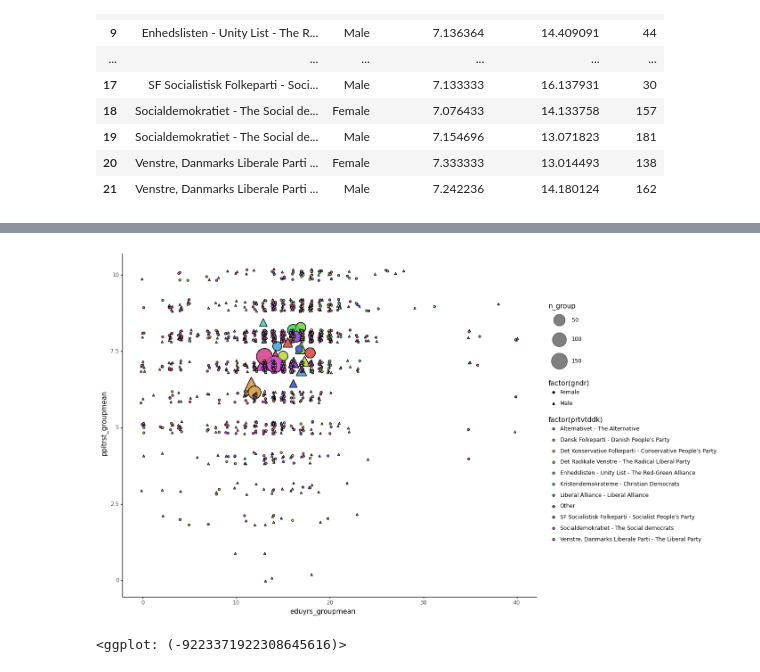
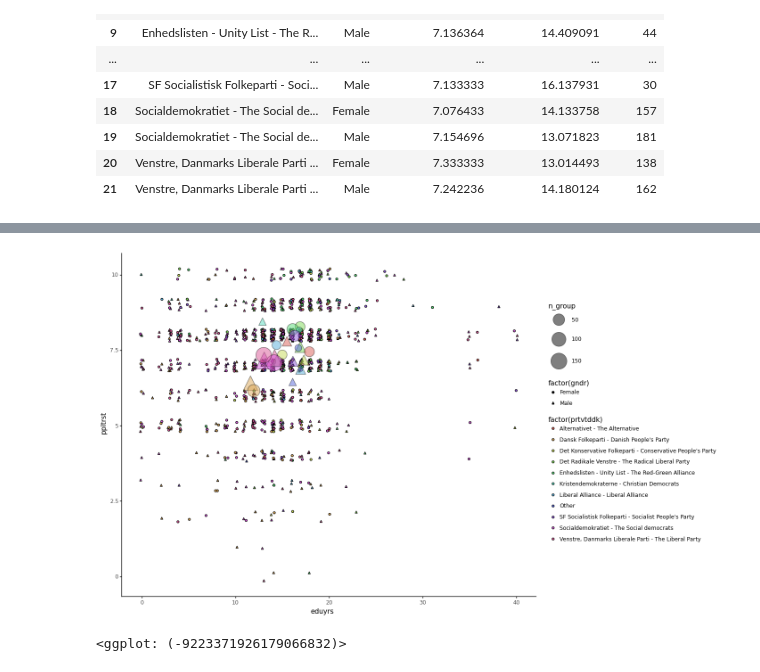
Before and after one commit to CALDISS-AAU/course_ddf, a Jupyter notebook: notebooks/08_eksplorative-metoder_tidsserier/00_develop.ipynb, the cells around one changed output, grey strips where cells are left out. Drawn from its saved outputs; the diff is of its cells as text; code cells hidden in the pictures.

```diff
--- a/notebooks/08_eksplorative-metoder_tidsserier/00_develop.ipynb
+++ b/notebooks/08_eksplorative-metoder_tidsserier/00_develop.ipynb
@@ -140,14 +140,14 @@ ess_m.head()
 # %%
 from plotnine import geom_point
 
-(ggplot(ess_m, aes(x = 'eduyrs_groupmean', y = 'ppltrst_groupmean', shape = 'factor(gndr)', fill = 'factor(prtvtddk)'))
- + geom_point(aes(size = 'n_group'), alpha = 0.5)
- + scale_size_continuous(range = [5,15])
- + geom_jitter(aes(x = 'eduyrs', y = 'ppltrst'), height = 0.2, width = 0.2)
+(ggplot()
+ + geom_jitter(data = ess_m, mapping = aes(x = 'eduyrs', y = 'ppltrst', shape = 'factor(gndr)', fill = 'factor(prtvtddk)'), height = 0.2, width = 0.2)
+ + geom_point(data = ess_gs, mapping = aes(x = 'eduyrs_groupmean', y = 'ppltrst_groupmean', size = 'n_group', shape = 'factor(gndr)', fill = 'factor(prtvtddk)'), alpha = 0.5)
+ + scale_size_continuous(range = (5,15))
  + theme_classic())
 # %% [output]
-[figure, old version]
+[figure, new version]
-<ggplot: (-9223371922308645616)>
+<ggplot: (-9223371926179066832)>
 # %%
 from plotnine import geom_point
 
```
Also changed, not shown: parts of 2 cells of this notebook, 2 other files.
